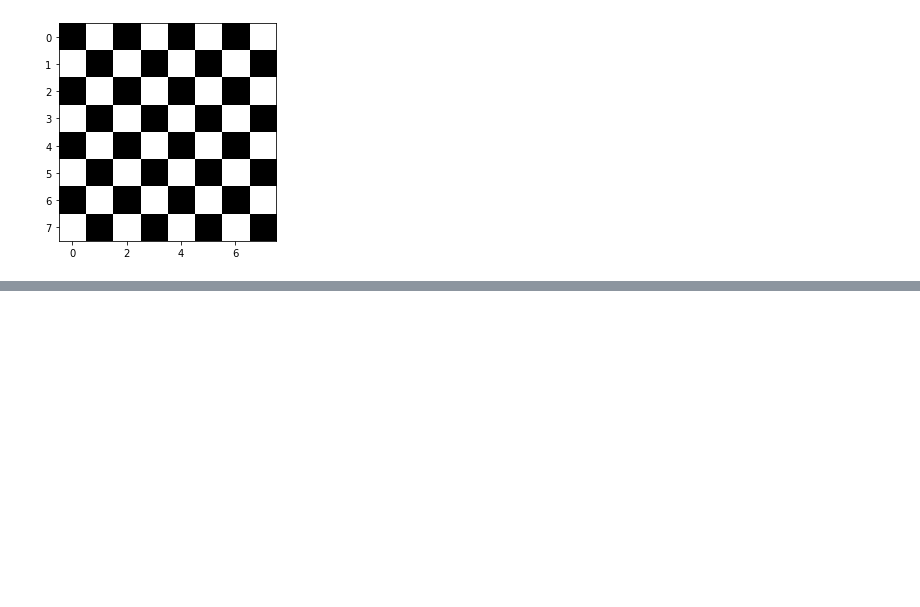
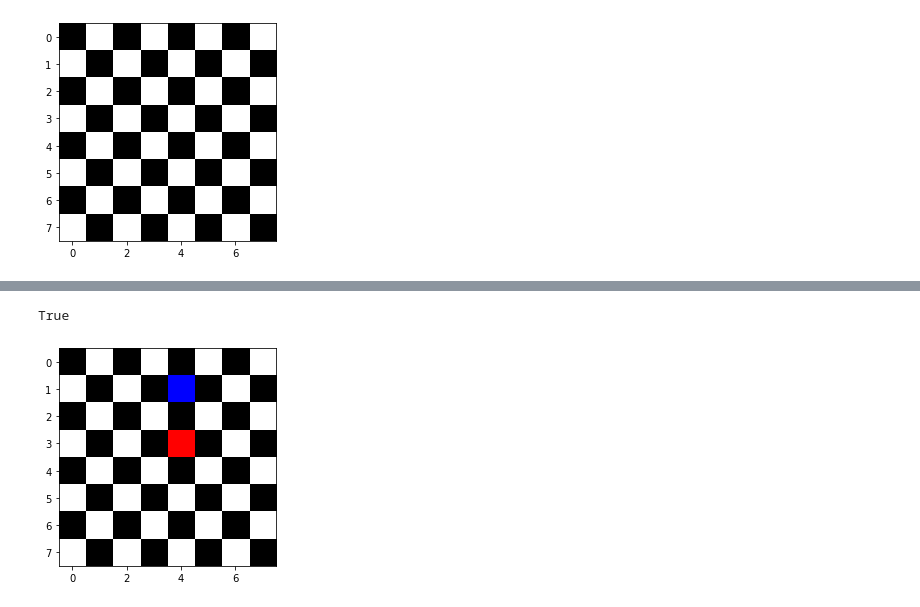
Before and after one commit to Choi702/chess-board, a Jupyter notebook: chess_board.ipynb, the cells around one changed output, grey strips where cells are left out. Saved outputs shown, nothing was run; the diff lists cells and outputs as text; code cells hidden in the pictures; blank space fills up the shorter version.

```diff
--- a/chess_board.ipynb
+++ b/chess_board.ipynb
@@ -78,0 +76,13 @@ TypeError: 'numpy.ndarray' object is not callable
+# %%
+# queens on same column should  be “under attack”
+test = Board()
+test.add_red(3, 4)
+test.add_blue(1, 4)
+test.render()
+actual = test.is_under_attack()
+print(actual)
+expected = True
+assert actual == expected
+# %% [output]
+True
+[figure, added]
```
Also changed, not shown: parts of 4 cells of this notebook, 1 other file.
